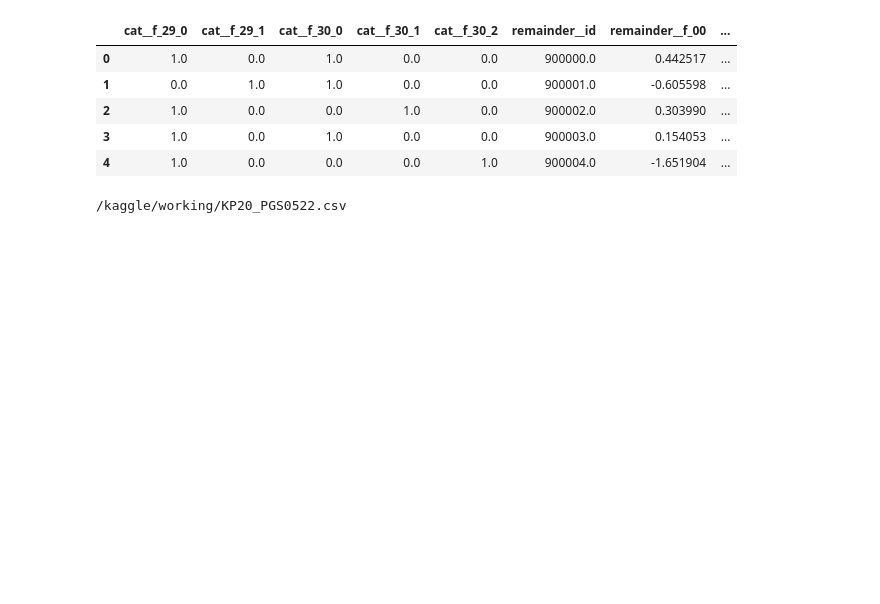
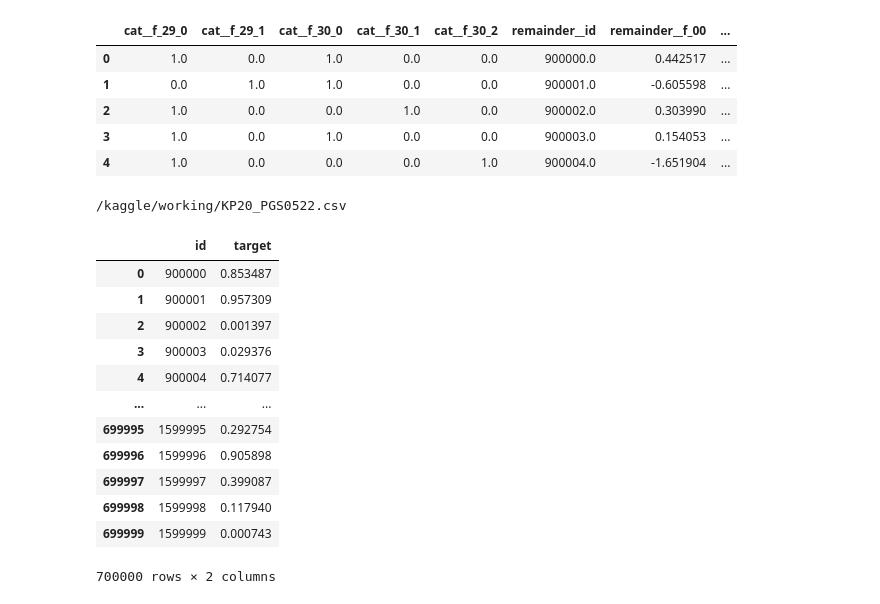
Before and after one commit to MykolaPinchuk/KaggleProjects, a Jupyter notebook: kp-pgs0522.ipynb, the cells around one changed output. Saved outputs shown, nothing was run; the diff lists cells and outputs as text; code cells hidden in the pictures; blank space fills up the shorter version.

```diff
--- a/kp-pgs0522.ipynb
+++ b/kp-pgs0522.ipynb
@@ -266,7 +266,7 @@ Number of features before transaformation:  (90046, 32)
 # 6. fit XGBoost #
 
 time1 = time.time()
-xgb = XGBClassifier(n_estimators=100, max_depth=6, eta=0.1)
+xgb = XGBClassifier(n_estimators=100, max_depth=6, eta=0.1, tree_method = 'gpu_hist')
 xgb.fit(X_train, y_train)
 display(time.time()-time1)
 
@@ -443,7 +443,7 @@ display(X_test.head(), pred.head())
 # %%
 # 8. Generate predictions
 
-submission_df_bt = pd.DataFrame({'id': pred0.id, 'target': optuna_xgb.predict(pred)}, columns=['id', 'target'])
+submission_df_bt = pd.DataFrame({'id': pred0.id, 'target': (optuna_xgb.predict_proba(pred))[:,1]}, columns=['id', 'target'])
 submission_df_bt.to_csv('KP20_PGS0522.csv',index=False)
 
 os.chdir(r'/kaggle/working')
@@ -452,3 +452,19 @@ from IPython.display import FileLink
 FileLink(r'KP20_PGS0522.csv')
 # %% [output]
 /kaggle/working/KP20_PGS0522.csv
+# %%
+submission_df_bt
+# %% [output]
+|  | id | target |
+| 0 | 900000 | 0.853487 |
+| 1 | 900001 | 0.957309 |
+| 2 | 900002 | 0.001397 |
+| 3 | 900003 | 0.029376 |
+| 4 | 900004 | 0.714077 |
+| ... | ... | ... |
+| 699995 | 1599995 | 0.292754 |
+| 699996 | 1599996 | 0.905898 |
+| 699997 | 1599997 | 0.399087 |
+| 699998 | 1599998 | 0.117940 |
+| 699999 | 1599999 | 0.000743 |
+700000 rows × 2 columns
```
Also changed, not shown: parts of 8 cells of this notebook.
